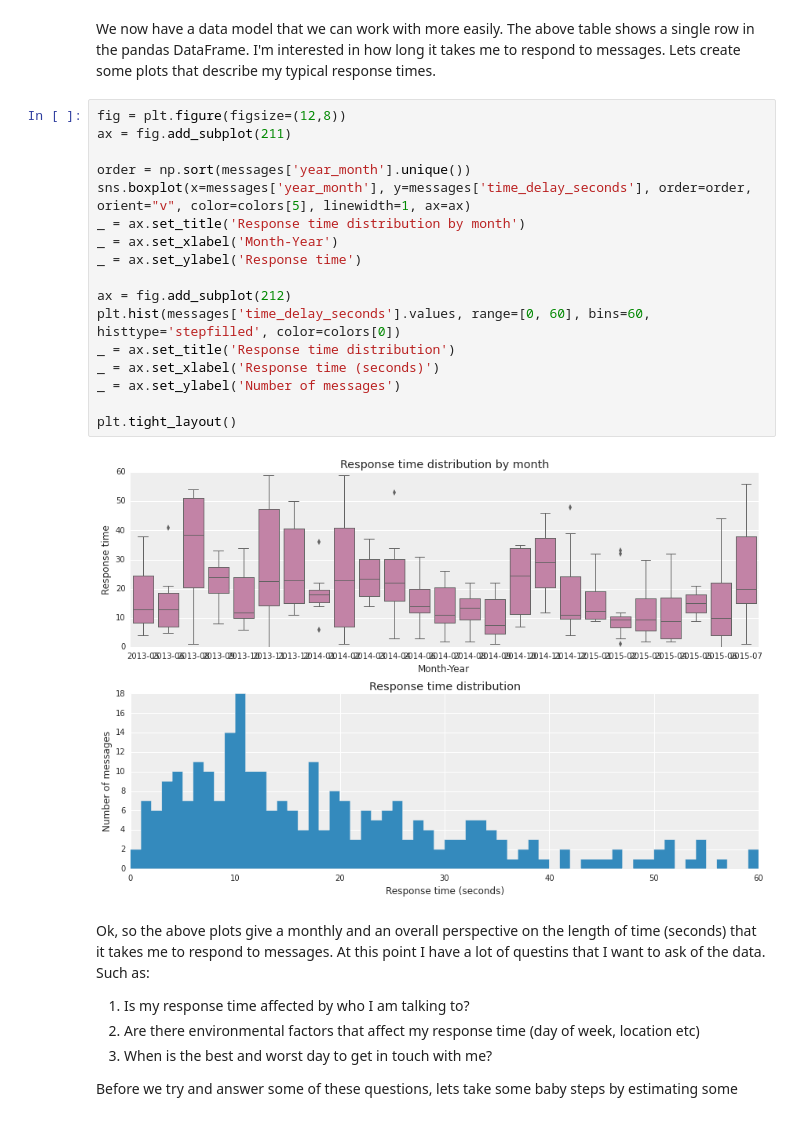
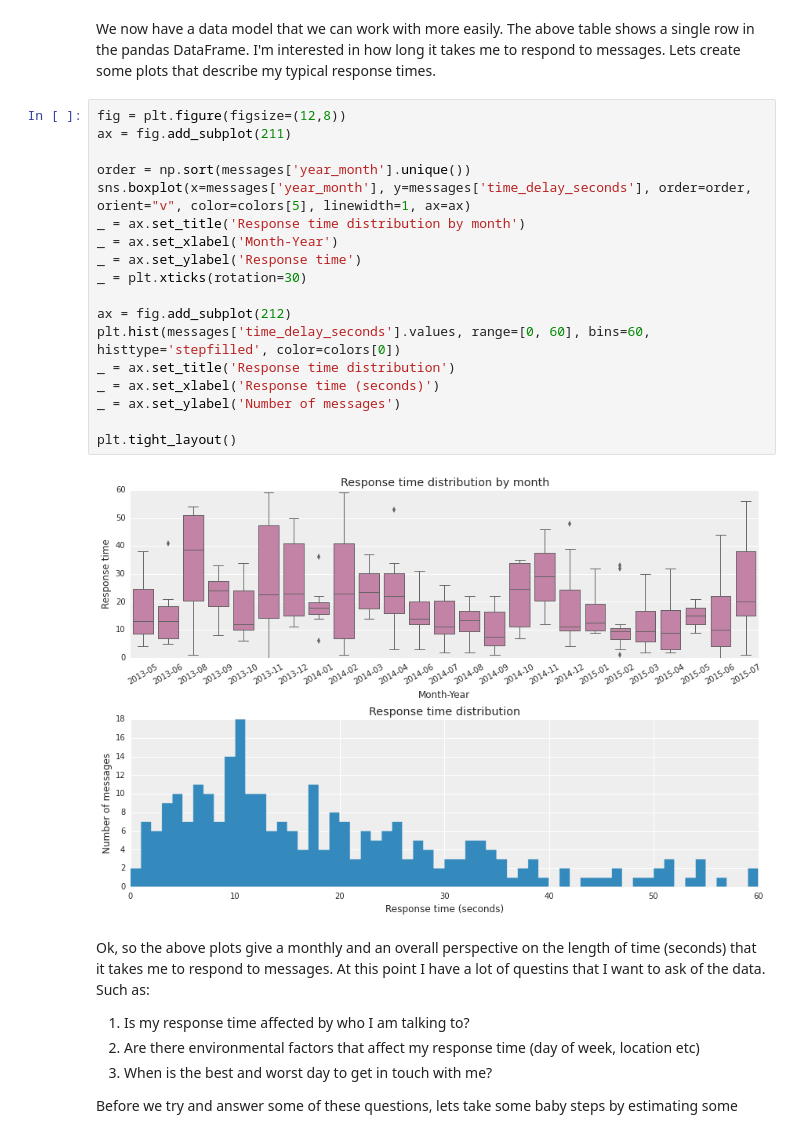
Before and after one commit to markdregan/Bayesian-Modelling-in-Python, a Jupyter notebook: 00. Loading and parsing Google Hangout data.ipynb, the cells around one changed output. Drawn from its saved outputs; the diff is of its cells as text.

```diff
--- a/00. Loading and parsing Google Hangout data.ipynb
+++ b/00. Loading and parsing Google Hangout data.ipynb
@@ -135,22 +135,23 @@ We now have a data model that we can work with more easily. The above table show
 # %%
 fig = plt.figure(figsize=(12,8))
 ax = fig.add_subplot(211)
 
 order = np.sort(messages['year_month'].unique())
 sns.boxplot(x=messages['year_month'], y=messages['time_delay_seconds'], order=order, orient="v", color=colors[5], linewidth=1, ax=ax)
 _ = ax.set_title('Response time distribution by month')
 _ = ax.set_xlabel('Month-Year')
 _ = ax.set_ylabel('Response time')
+_ = plt.xticks(rotation=30)
 
 ax = fig.add_subplot(212)
 plt.hist(messages['time_delay_seconds'].values, range=[0, 60], bins=60, histtype='stepfilled', color=colors[0])
 _ = ax.set_title('Response time distribution')
 _ = ax.set_xlabel('Response time (seconds)')
 _ = ax.set_ylabel('Number of messages')
 
 plt.tight_layout()
 # %% [output]
-[figure, old version]
+[figure, new version]
 # %% [markdown]
 Ok, so the above plots give a monthly and an overall perspective on the length of time (seconds) that it takes me to respond to messages. At this point I have a lot of questins that I want to ask of the data. Such as:
 1. Is my response time affected by who I am talking to?
```
Also changed, not shown: parts of 2 cells of this notebook, 2 other files.
